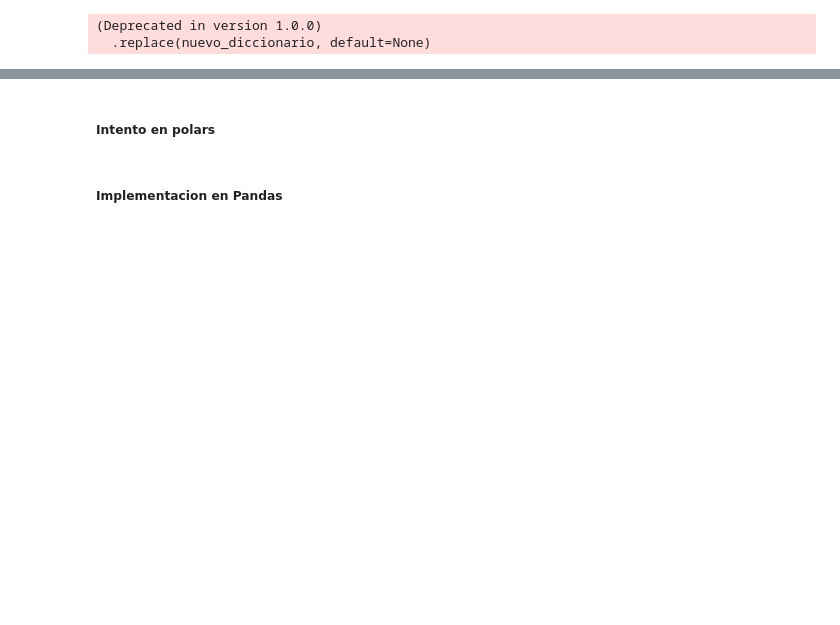
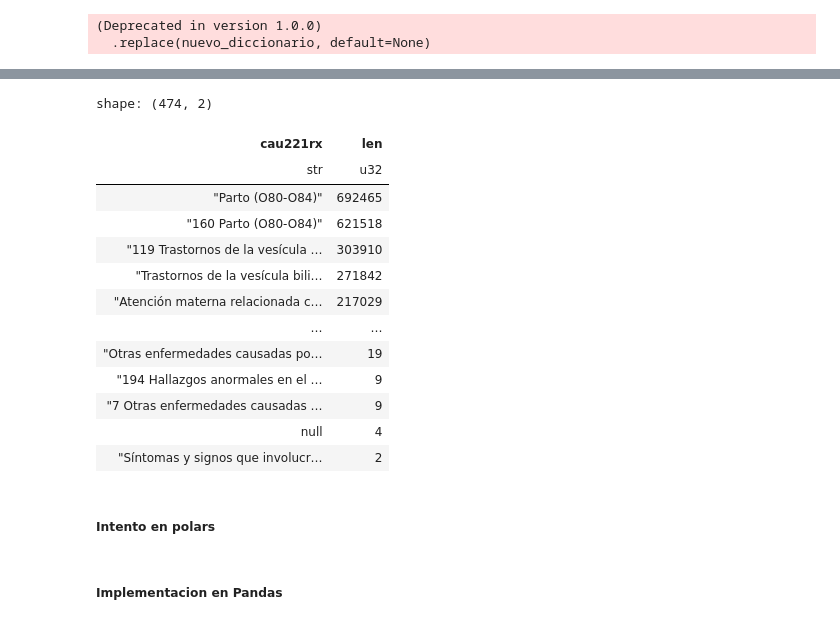
Before and after one commit to kris-aid/Ecu-Hospital-Data-Analysis, a Jupyter notebook: notebooks/limpieza/sistema_salud_cleaning.ipynb, the cells around one changed output, grey strips where cells are left out. Drawn from its saved outputs; the diff is of its cells as text; code cells hidden in the pictures; blank space fills up the shorter version.

```diff
--- a/notebooks/limpieza/sistema_salud_cleaning.ipynb
+++ b/notebooks/limpieza/sistema_salud_cleaning.ipynb
@@ -823,6 +222,30 @@ shape: (1, 1)
 # %%
 # see wich cau221rx doesnt have a match in cau221rx_dict
 cau221rx_not_maped=base_general_filtrada.filter(base_general_filtrada["cau221rx_std"].is_null())
+# %%
+cau221rx_review = (
+    base_general_filtrada
+    .group_by("cau221rx") # Agrupamos por el código
+    .len()                     # Contamos (en versiones viejas usa .count())
+    .sort("len", descending=True) # Ordenamos de mayor a menor
+)
+
+display(cau221rx_review)
+# %% [output]
+shape: (474, 2)
+| cau221rx | len |
+| str | u32 |
+| "Parto (O80-O84)" | 692465 |
+| "160 Parto (O80-O84)" | 621518 |
+| "119 Trastornos de la vesícula … | 303910 |
+| "Trastornos de la vesícula bili… | 271842 |
+| "Atención materna relacionada c… | 217029 |
+| … | … |
+| "Otras enfermedades causadas po… | 19 |
+| "194 Hallazgos anormales en el … | 9 |
+| "7 Otras enfermedades causadas … | 9 |
+| null | 4 |
+| "Síntomas y signos que involucr… | 2 |
 # %% [markdown]
 ##### Intento en polars
 # %%
```
Also changed, not shown: parts of 37 cells of this notebook, 1 other file.
